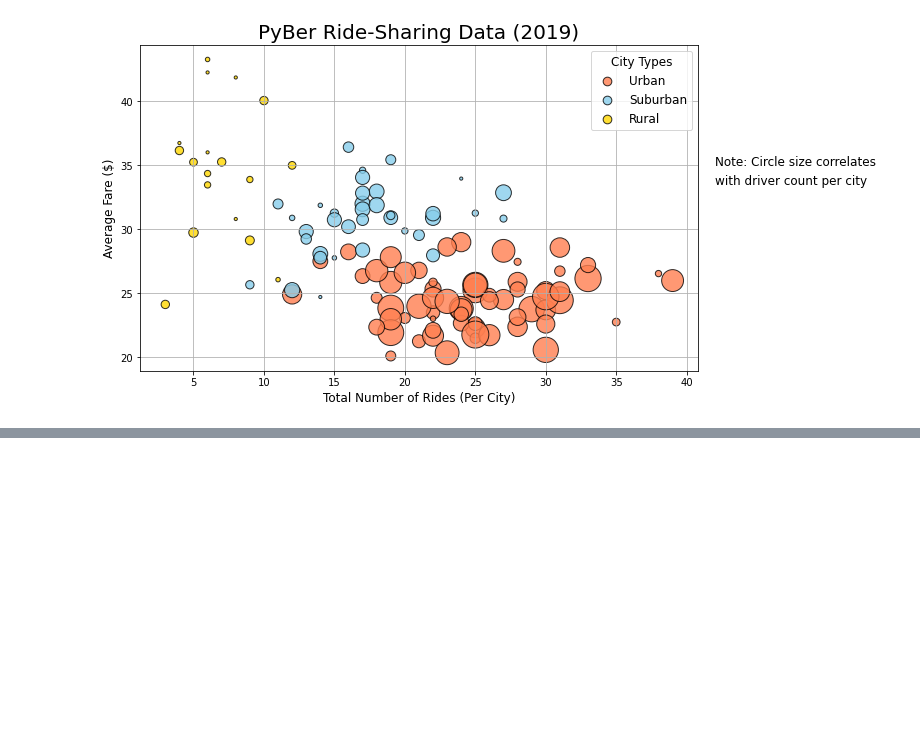
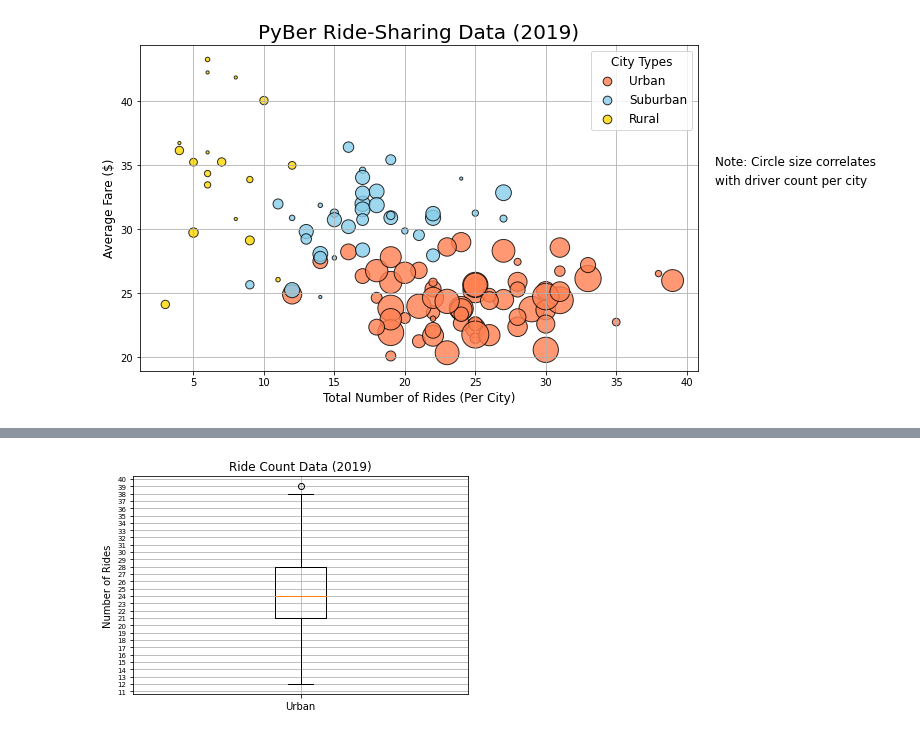
Before and after one commit to Highpointer/PyBer_Analysis, a Jupyter notebook: PyBer.ipynb, the cells around one changed output, grey strips where cells are left out. Drawn from its saved outputs; the diff is of its cells as text; code cells hidden in the pictures; blank space fills up the shorter version.

```diff
--- a/PyBer.ipynb
+++ b/PyBer.ipynb
@@ -322,0 +497,18 @@ plt.show()
+# %%
+# Create a box-and-whisker plot for the urban cities ride count. 5.4.4
+# Creating a box-and-whisker plot requires that we use the ax.boxplot() function, which takes an array inside the parentheses.
+# We can also add a title and axes labels as we have done before.
+x_labels = ["Urban"]
+fig, ax = plt.subplots()
+ax.boxplot(urban_ride_count, labels=x_labels)
+# Add the title, y-axis label and grid.
+ax.set_title('Ride Count Data (2019)')
+ax.set_ylabel('Number of Rides', fontsize = 10)
+ax.set_yticks(np.arange(11, 41, step=1))
+# this is from https://www.delftstack.com/howto/matplotlib/how-to-set-tick-labels-font-size-in-matplotlib/
+plt.yticks(fontsize=7)
+ax
+ax.grid()
+plt.show()
+# %% [output]
+[figure, added]
```
Also changed, not shown: parts of 21 cells of this notebook, 3 other files.
